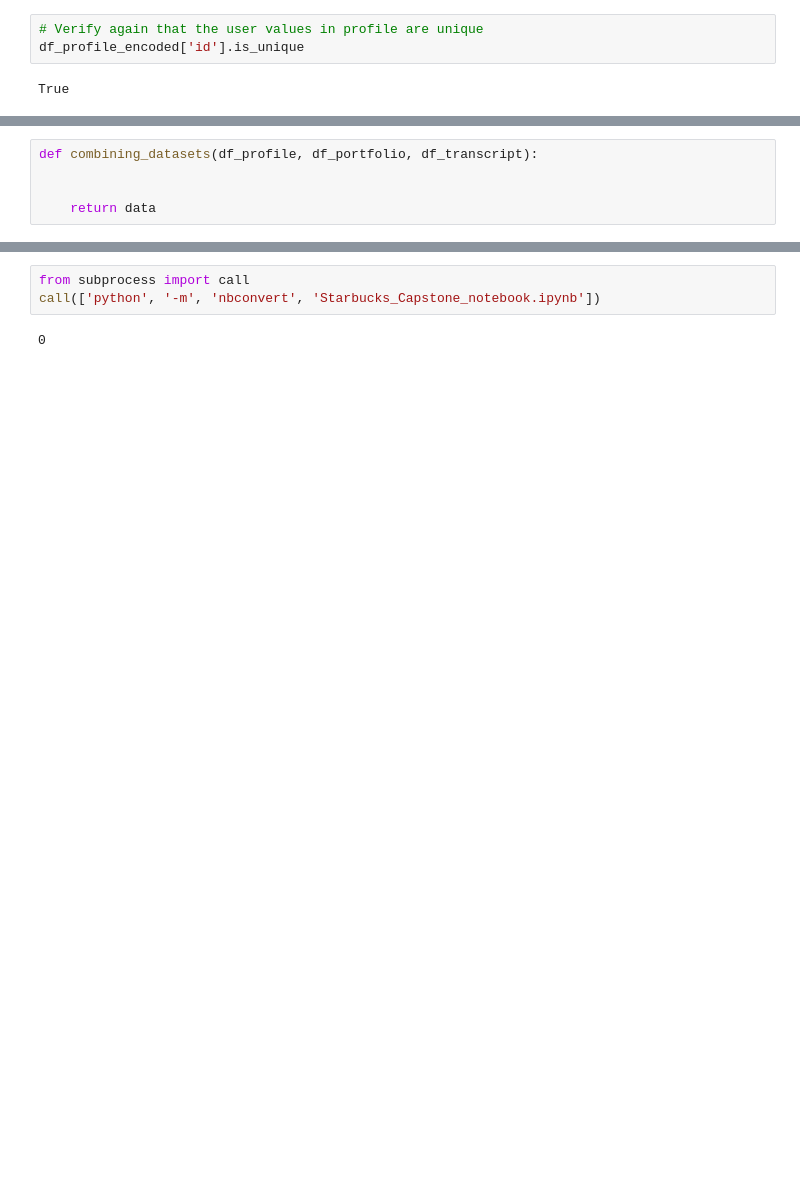
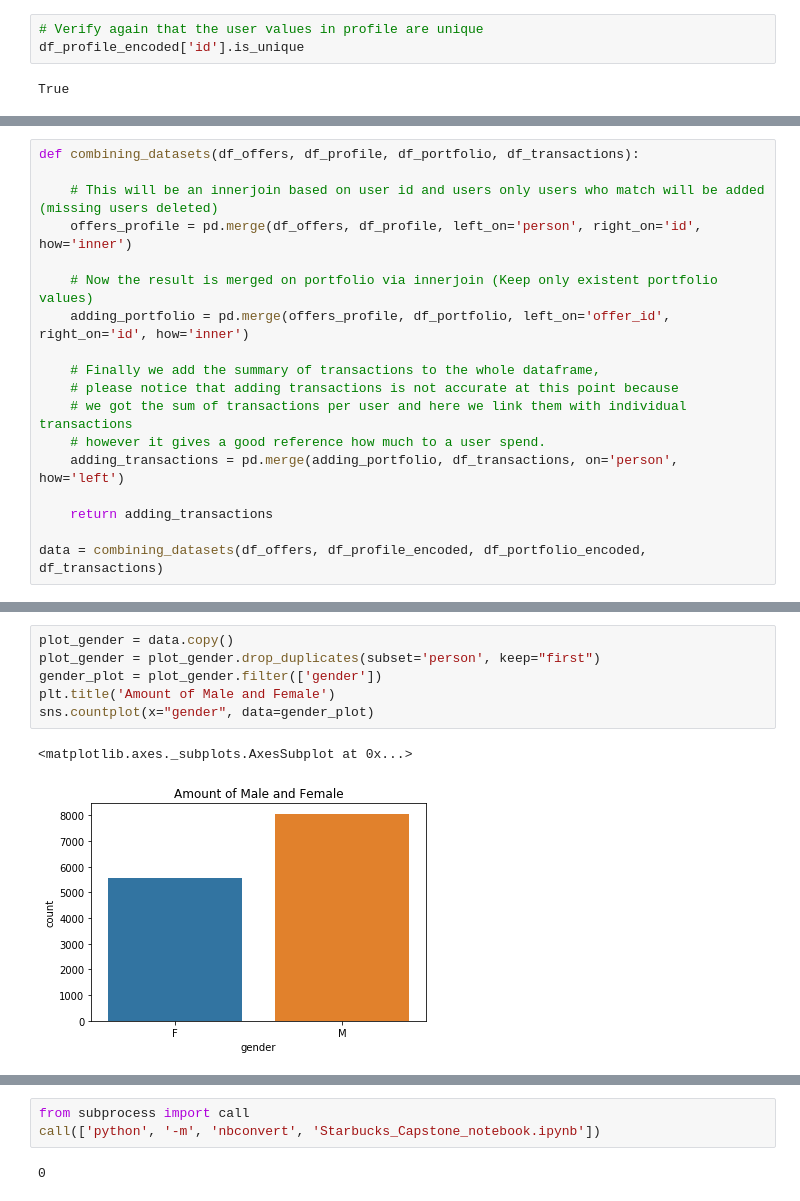
Before and after one commit to jose0628/Starbucks-Capstone-Challenge, a Jupyter notebook: Starbucks_Capstone_notebook.ipynb, the cells around one changed output, grey strips where cells are left out. Cells and saved outputs as stored; diff of their text form; blank space fills up the shorter version.

```diff
--- a/Starbucks_Capstone_notebook.ipynb
+++ b/Starbucks_Capstone_notebook.ipynb
@@ -423,5 +432,0 @@ The merging strategy will be based on joins as in SQL and I will do the followin
-# %%
-def combining_datasets(df_profile, df_portfolio, df_transcript):
-
-
-    return data
@@ -431,0 +433,18 @@ In this section
+# %%
+def combining_datasets(df_offers, df_profile, df_portfolio, df_transactions):
+
+    # This will be an innerjoin based on user id and users only users who match will be added (missing users deleted)
+    offers_profile = pd.merge(df_offers, df_profile, left_on='person', right_on='id', how='inner')
+
+    # Now the result is merged on portfolio via innerjoin (Keep only existent portfolio values)
+    adding_portfolio = pd.merge(offers_profile, df_portfolio, left_on='offer_id', right_on='id', how='inner')
+
+    # Finally we add the summary of transactions to the whole dataframe,
+    # please notice that adding transactions is not accurate at this point because
+    # we got the sum of transactions per user and here we link them with individual transactions
+    # however it gives a good reference how much to a user spend.
+    adding_transactions = pd.merge(adding_portfolio, df_transactions, on='person', how='left')
+
+    return adding_transactions
+
+data = combining_datasets(df_offers, df_profile_encoded, df_portfolio_encoded, df_transactions)
@@ -431,0 +512,9 @@ In this section
+# %%
+plot_gender = data.copy()
+plot_gender = plot_gender.drop_duplicates(subset='person', keep="first")
+gender_plot = plot_gender.filter(['gender'])
+plt.title('Amount of Male and Female')
+sns.countplot(x="gender", data=gender_plot)
+# %% [output]
+<matplotlib.axes._subplots.AxesSubplot at 0x...>
+[figure, added]
```
Also changed, not shown: parts of 59 cells of this notebook, 2 other files.
